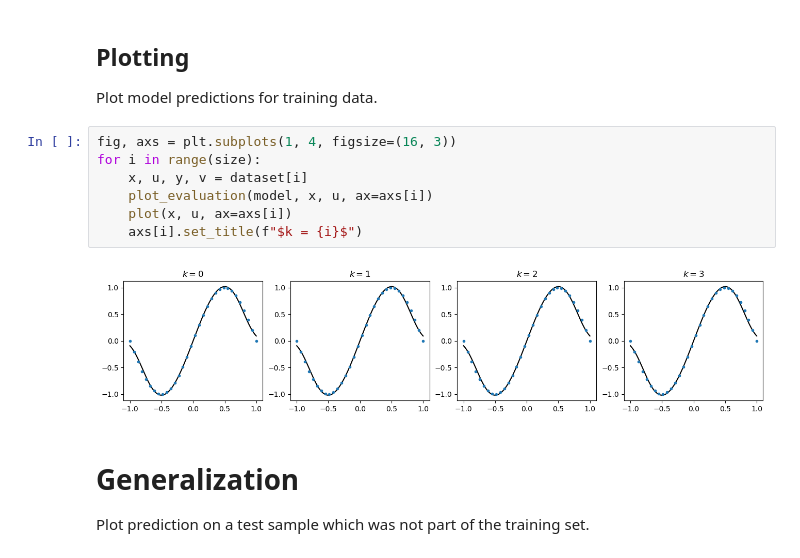
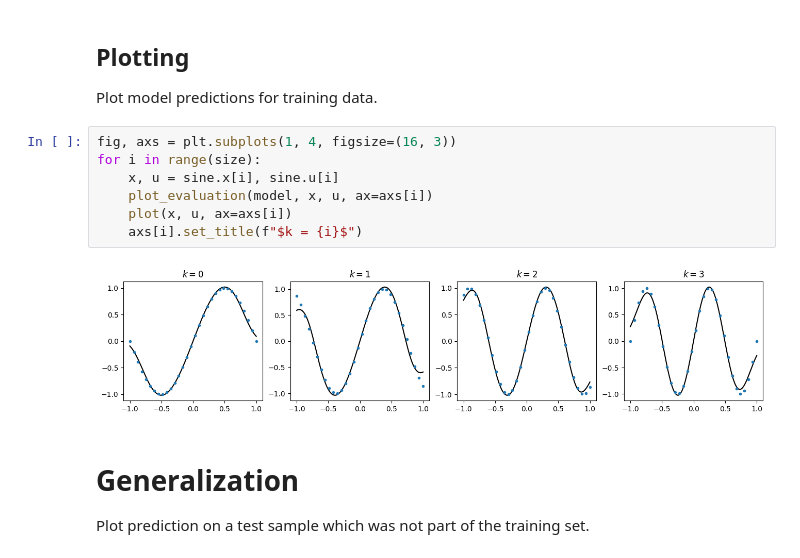
Before and after one commit to aai-institute/continuiti, a Jupyter notebook: notebooks/selfsupervised.ipynb, the cells around one changed output. Cells and saved outputs as stored; diff of their text form.

Commit message:
Fix plot of predictions.

```diff
--- a/notebooks/selfsupervised.ipynb
+++ b/notebooks/selfsupervised.ipynb
@@ -86,12 +86,12 @@ Plot model predictions for training data.
 # %%
 fig, axs = plt.subplots(1, 4, figsize=(16, 3))
 for i in range(size):
-    x, u, y, v = dataset[i]
+    x, u = sine.x[i], sine.u[i]
     plot_evaluation(model, x, u, ax=axs[i])
     plot(x, u, ax=axs[i])
     axs[i].set_title(f"$k = {i}$")
 # %% [output]
-[figure, old version]
+[figure, new version]
 # %% [markdown]
 # Generalization
 
```
Also changed, not shown: parts of 2 cells of this notebook.
